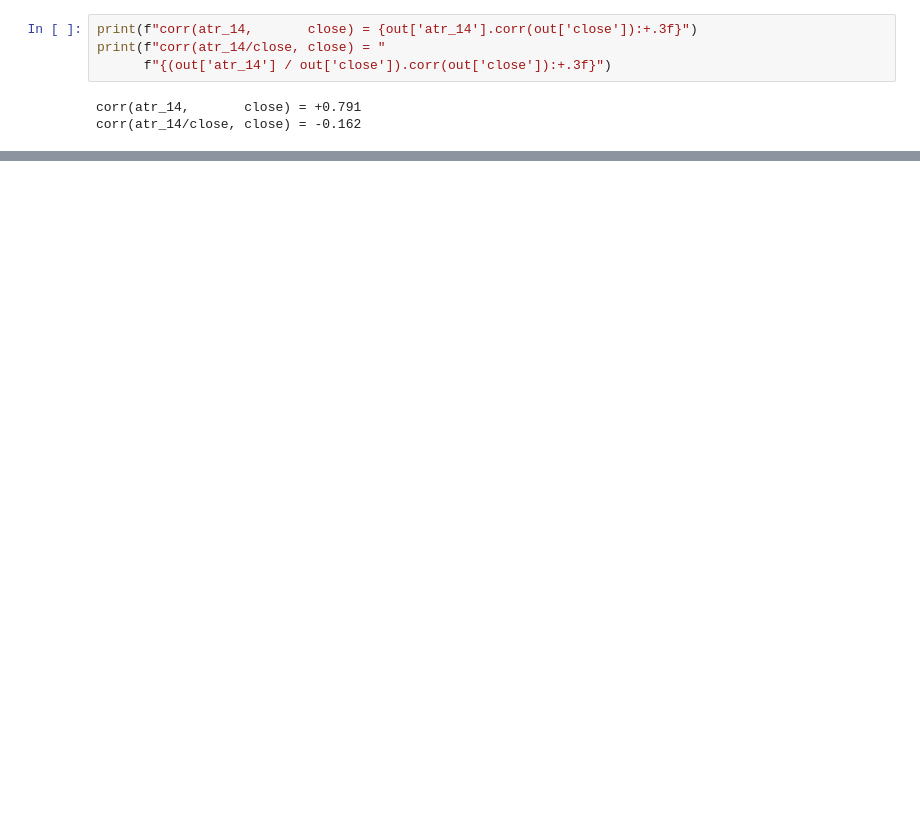
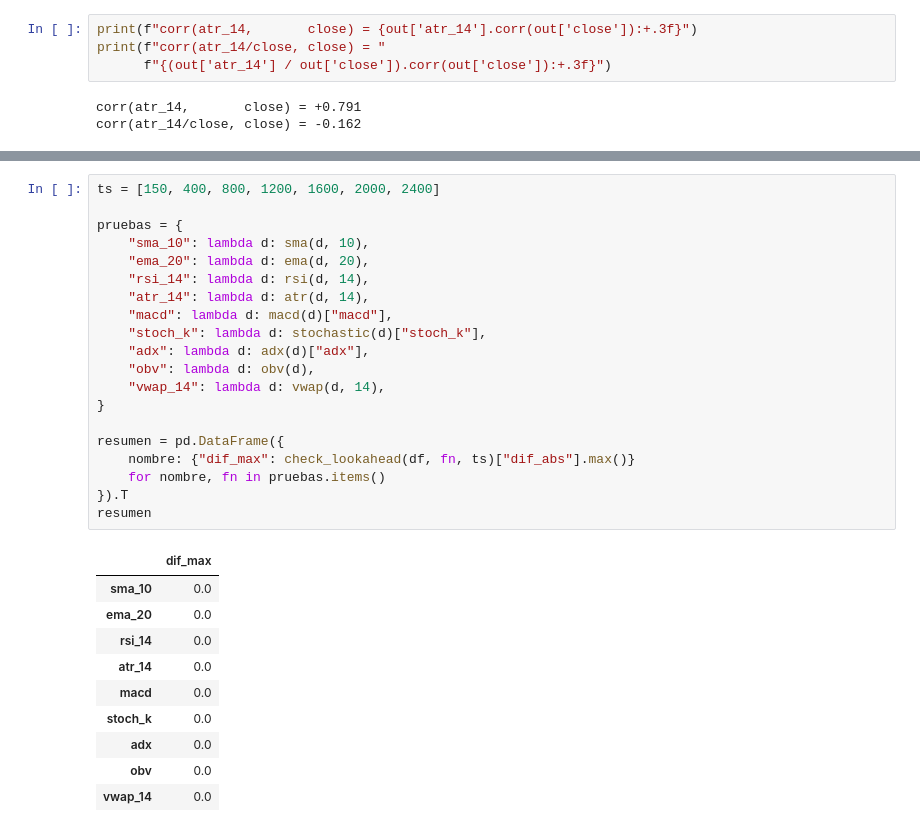
Before and after one commit to GCCS11/MyST, a Jupyter notebook: Personal/Act04/act04_indicators.ipynb, the cells around one changed output, grey strips where cells are left out. Saved outputs shown, nothing was run; the diff lists cells and outputs as text; blank space fills up the shorter version.

```diff
--- a/Personal/Act04/act04_indicators.ipynb
+++ b/Personal/Act04/act04_indicators.ipynb
@@ -486,0 +492,31 @@ aporta informacion, solo agrega columnas.
+# %%
+ts = [150, 400, 800, 1200, 1600, 2000, 2400]
+
+pruebas = {
+    "sma_10": lambda d: sma(d, 10),
+    "ema_20": lambda d: ema(d, 20),
+    "rsi_14": lambda d: rsi(d, 14),
+    "atr_14": lambda d: atr(d, 14),
+    "macd": lambda d: macd(d)["macd"],
+    "stoch_k": lambda d: stochastic(d)["stoch_k"],
+    "adx": lambda d: adx(d)["adx"],
+    "obv": lambda d: obv(d),
+    "vwap_14": lambda d: vwap(d, 14),
+}
+
+resumen = pd.DataFrame({
+    nombre: {"dif_max": check_lookahead(df, fn, ts)["dif_abs"].max()}
+    for nombre, fn in pruebas.items()
+}).T
+resumen
+# %% [output]
+|  | dif_max |
+| sma_10 | 0.0 |
+| ema_20 | 0.0 |
+| rsi_14 | 0.0 |
+| atr_14 | 0.0 |
+| macd | 0.0 |
+| stoch_k | 0.0 |
+| adx | 0.0 |
+| obv | 0.0 |
+| vwap_14 | 0.0 |
```
Also changed, not shown: parts of 21 cells of this notebook, 1 other file.
